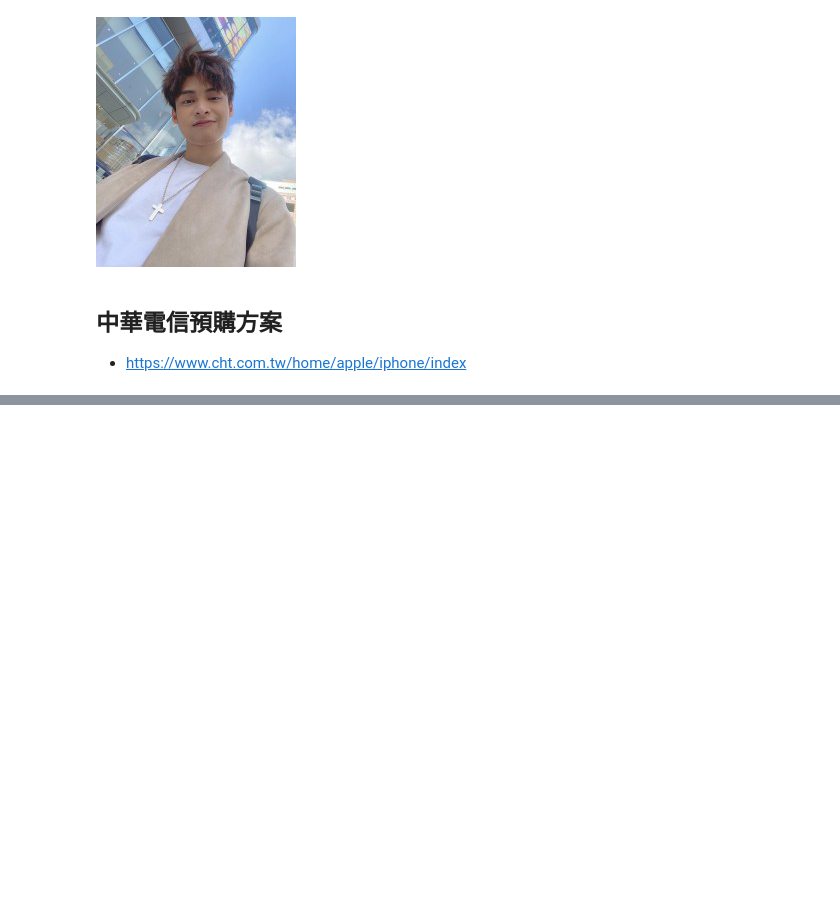
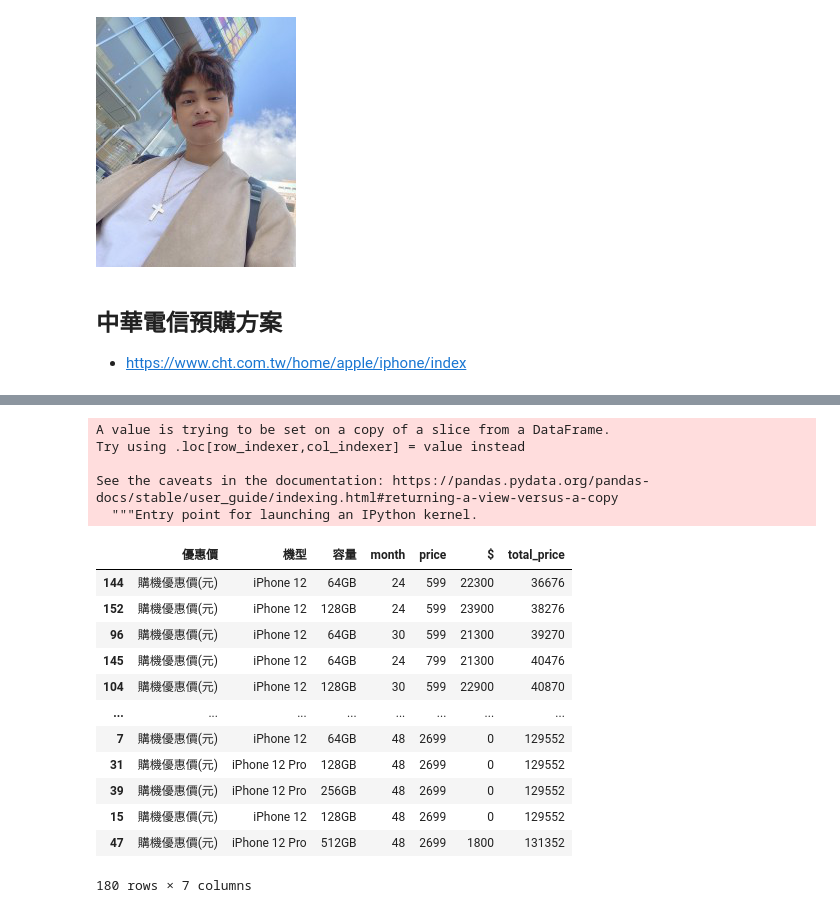
Before and after one commit to ywchiu/twm_crawler, a Jupyter notebook: Demo20201023.ipynb, the cells around one changed output, grey strips where cells are left out. Saved outputs shown, nothing was run; the diff lists cells and outputs as text; code cells hidden in the pictures; blank space fills up the shorter version.

```diff
--- a/Demo20201023.ipynb
+++ b/Demo20201023.ipynb
@@ -734,0 +830,2 @@ for rec in soup.select('.lazy_imgs_ltn'):
+# %%
+df4['month'] = df4['month'].astype(int)
@@ -734,0 +838,2 @@ for rec in soup.select('.lazy_imgs_ltn'):
+# %%
+df4['price'] = df4['price'].map(lambda e: int(e.replace(',','')))
@@ -734,0 +846,2 @@ for rec in soup.select('.lazy_imgs_ltn'):
+# %%
+df4['$'] = df4['$'].astype(int)
@@ -734,0 +863,24 @@ for rec in soup.select('.lazy_imgs_ltn'):
+# %%
+df4['total_price'] = df4['month'] * df4['price'] + df4['$']
+# %% [output]
+A value is trying to be set on a copy of a slice from a DataFrame.
+Try using .loc[row_indexer,col_indexer] = value instead
+
+See the caveats in the documentation: https://pandas.pydata.org/pandas-docs/stable/user_guide/indexing.html#returning-a-view-versus-a-copy
+  """Entry point for launching an IPython kernel.
+# %%
+df4.sort_values('total_price')
+# %% [output]
+|  | 優惠價 | 機型 | 容量 | month | price | $ | total_price |
+| 144 | 購機優惠價(元) | iPhone 12 | 64GB | 24 | 599 | 22300 | 36676 |
+| 152 | 購機優惠價(元) | iPhone 12 | 128GB | 24 | 599 | 23900 | 38276 |
+| 96 | 購機優惠價(元) | iPhone 12 | 64GB | 30 | 599 | 21300 | 39270 |
+| 145 | 購機優惠價(元) | iPhone 12 | 64GB | 24 | 799 | 21300 | 40476 |
+| 104 | 購機優惠價(元) | iPhone 12 | 128GB | 30 | 599 | 22900 | 40870 |
+| ... | ... | ... | ... | ... | ... | ... | ... |
+| 7 | 購機優惠價(元) | iPhone 12 | 64GB | 48 | 2699 | 0 | 129552 |
+| 31 | 購機優惠價(元) | iPhone 12 Pro | 128GB | 48 | 2699 | 0 | 129552 |
+| 39 | 購機優惠價(元) | iPhone 12 Pro | 256GB | 48 | 2699 | 0 | 129552 |
+| 15 | 購機優惠價(元) | iPhone 12 | 128GB | 48 | 2699 | 0 | 129552 |
+| 47 | 購機優惠價(元) | iPhone 12 Pro | 512GB | 48 | 2699 | 1800 | 131352 |
+180 rows × 7 columns
```
Also changed, not shown: parts of 23 cells of this notebook.
